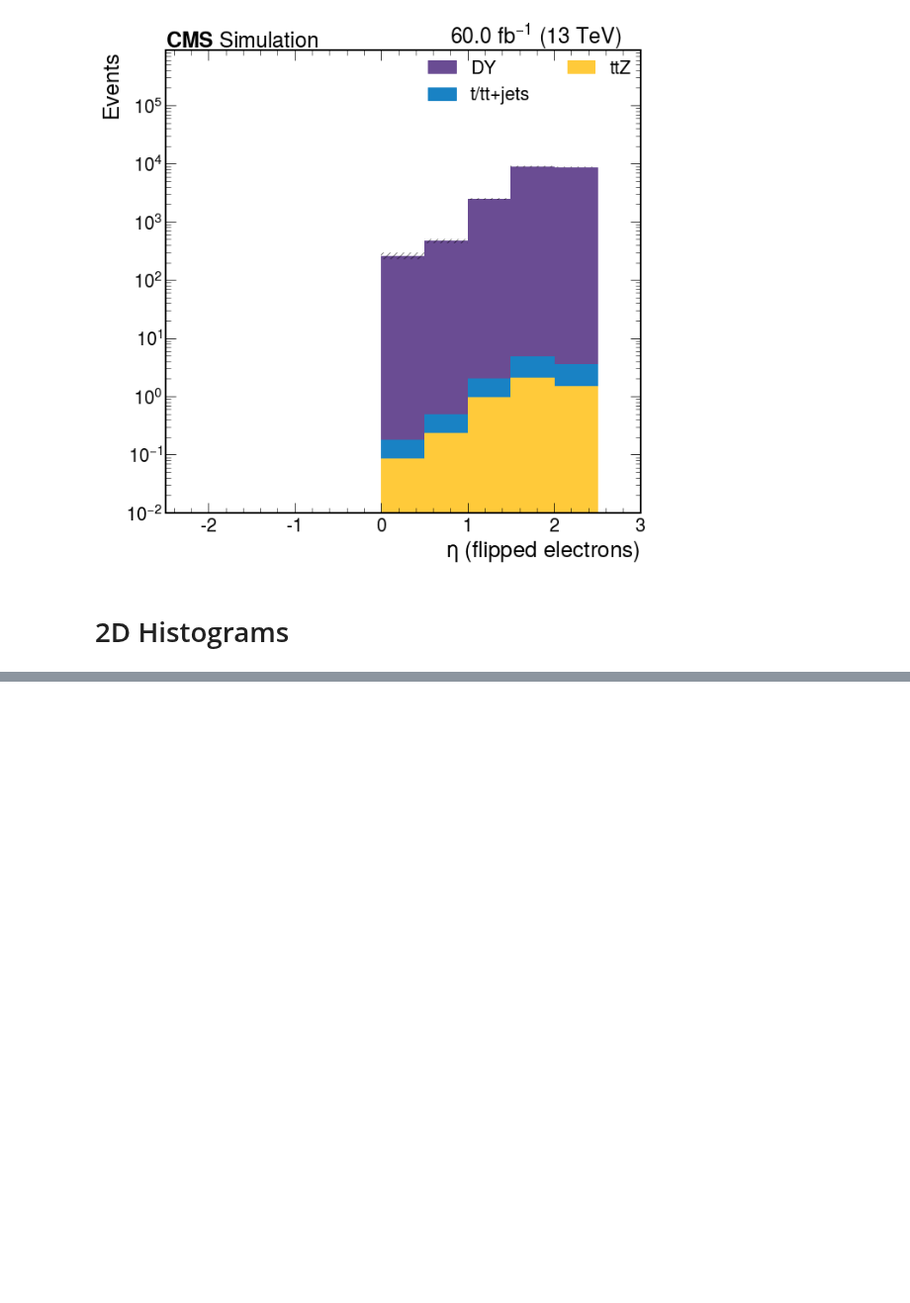
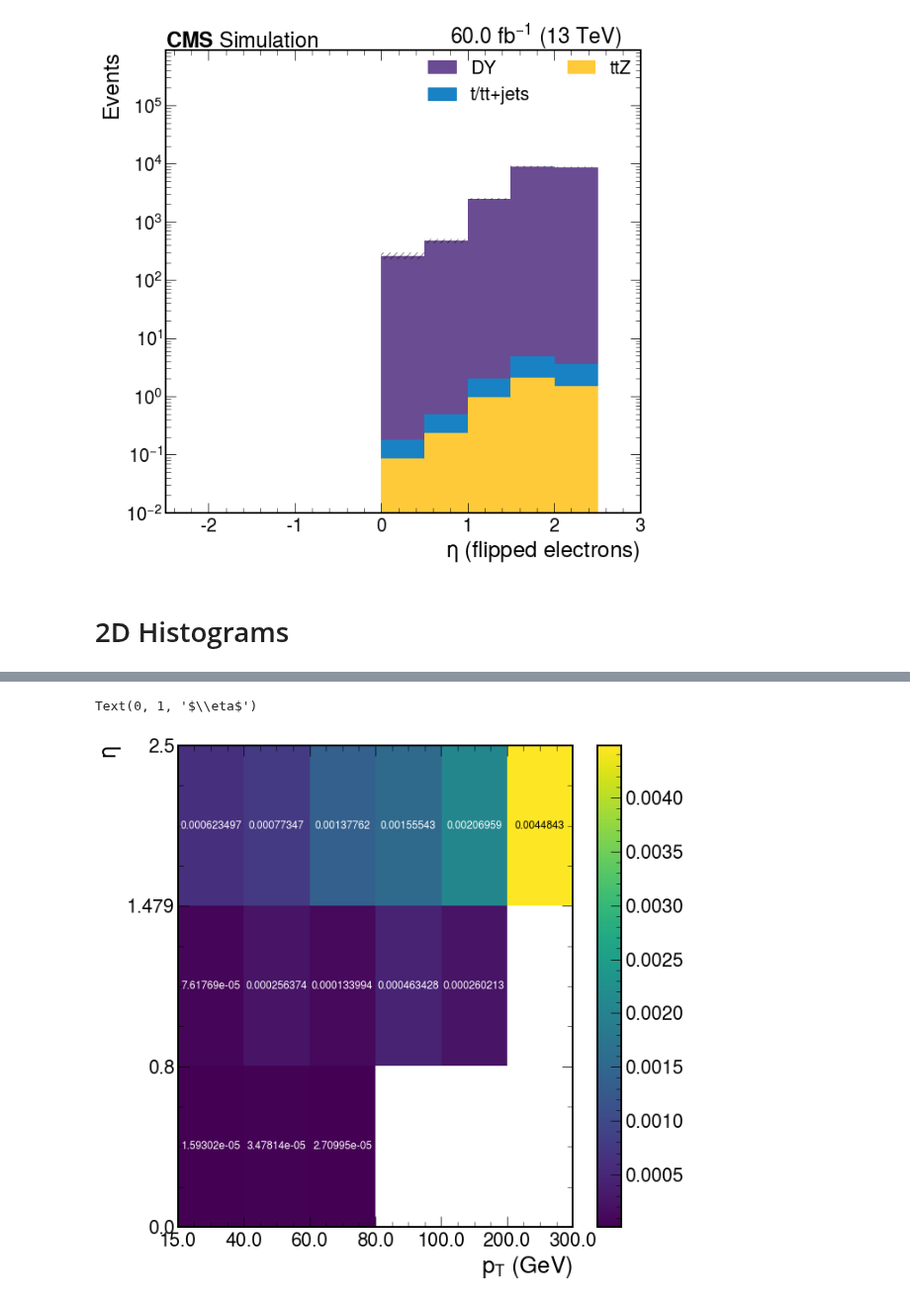
Before and after one commit to JacksonWallace/FCNC, a Jupyter notebook: notebooks/Charge Flip Calculator.ipynb, the cells around one changed output, grey strips where cells are left out. Shown at 99% size. Cells and saved outputs as stored; diff of their text form; code cells hidden in the pictures; blank space fills up the shorter version.

```diff
--- a/notebooks/Charge Flip Calculator.ipynb
+++ b/notebooks/Charge Flip Calculator.ipynb
@@ -385,3 +404,11 @@ Text(0, 1, '$\\eta$')
+# %%
+fig, ax  = plt.subplots(1, 1,figsize=(10,10) )
+h5.plot(show_counts=True, equidistant='xy')
+ax.set_xlabel(r'$p_{T}\ (GeV)$')
+ax.set_ylabel(r'$\eta$')
+# %% [output]
+Text(0, 1, '$\\eta$')
+[figure, added]
 # %%
 fig, ax  = plt.subplots(1, 1,figsize=(10,10) )
 h3.plot(show_counts=True, equidistant='xy')
```
Also changed, not shown: parts of 8 cells of this notebook, 4 other files.
